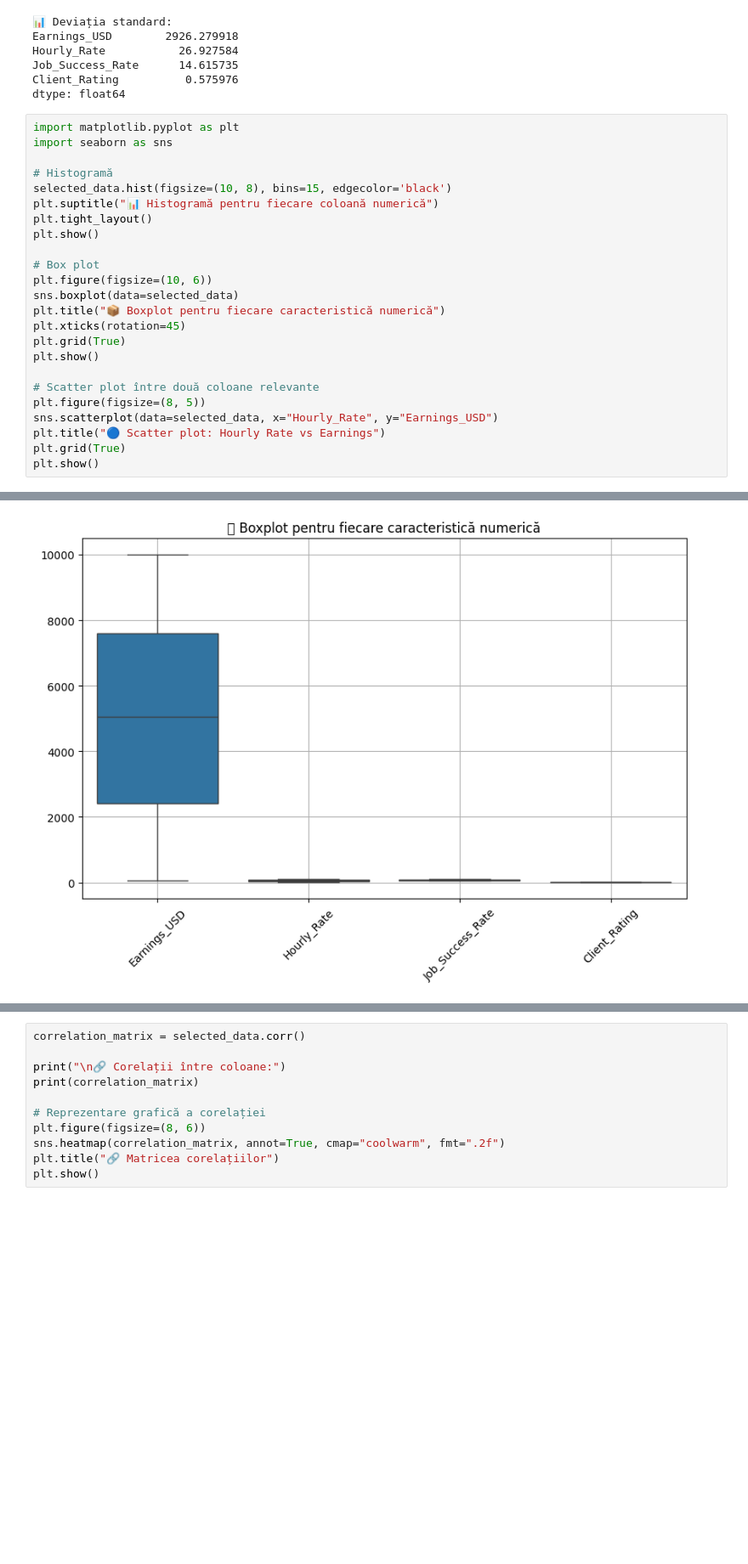
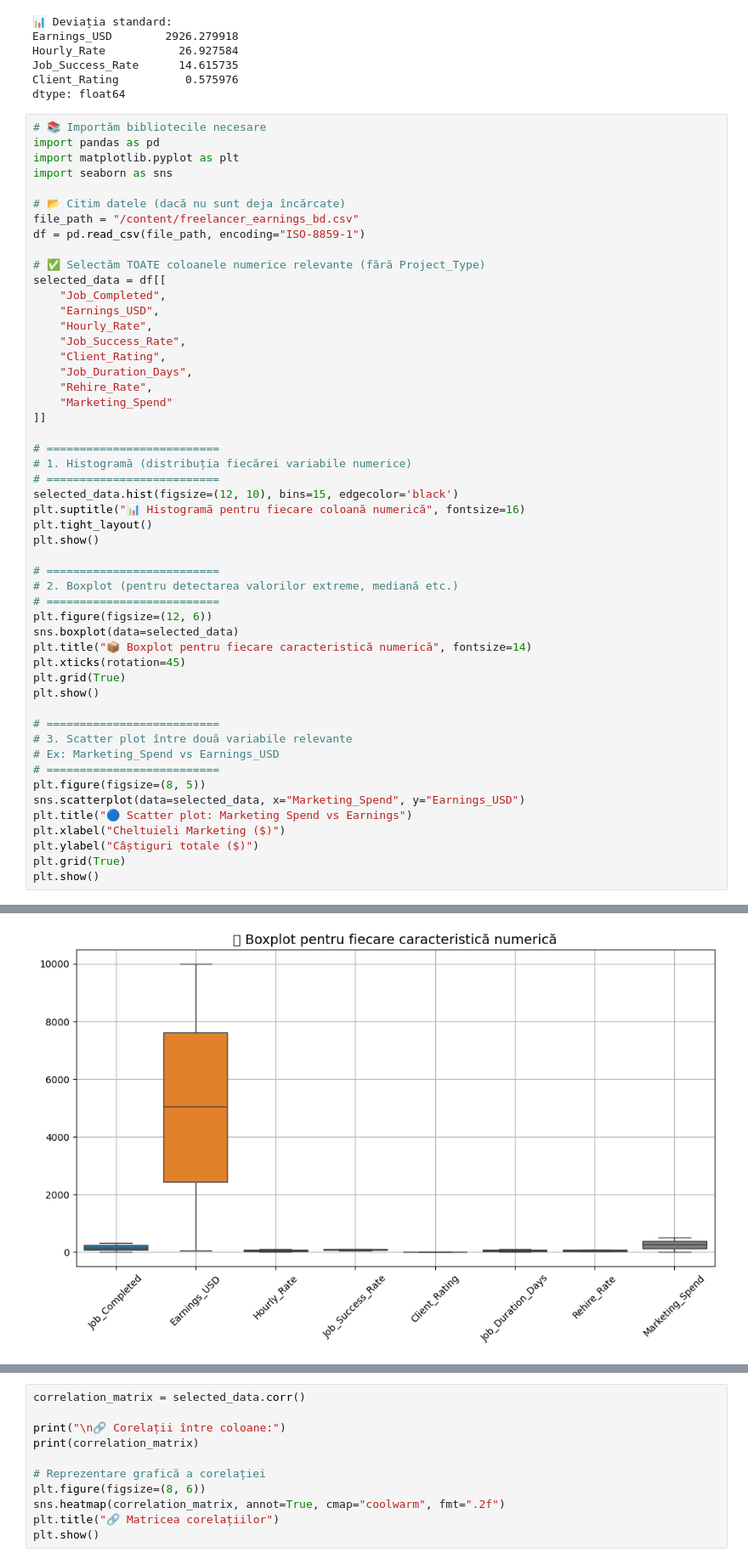
Before and after one commit to nicolaeee/IA---Google-Colab, a Jupyter notebook: IA.ipynb, the cells around one changed output, grey strips where cells are left out. Shown: that part at 85% size. Cells and saved outputs as stored; diff of their text form; blank space fills up the shorter version.

Commit message:
Full project on AI

```diff
--- a/IA.ipynb
+++ b/IA.ipynb
@@ -106,27 +137,54 @@ Job_Success_Rate      14.615735
 Client_Rating          0.575976
 dtype: float64
 # %%
+# 📚 Importăm bibliotecile necesare
+import pandas as pd
 import matplotlib.pyplot as plt
 import seaborn as sns
 
-# Histogramă
-selected_data.hist(figsize=(10, 8), bins=15, edgecolor='black')
-plt.suptitle("📊 Histogramă pentru fiecare coloană numerică")
+# 📂 Citim datele (dacă nu sunt deja încărcate)
+file_path = "/content/freelancer_earnings_bd.csv"
+df = pd.read_csv(file_path, encoding="ISO-8859-1")
+
+# ✅ Selectăm TOATE coloanele numerice relevante (fără Project_Type)
+selected_data = df[[
+    "Job_Completed",
+    "Earnings_USD",
+    "Hourly_Rate",
+    "Job_Success_Rate",
+    "Client_Rating",
+    "Job_Duration_Days",
+    "Rehire_Rate",
+    "Marketing_Spend"
+]]
+
+# ==========================
+# 1. Histogramă (distribuția fiecărei variabile numerice)
+# ==========================
+selected_data.hist(figsize=(12, 10), bins=15, edgecolor='black')
+plt.suptitle("📊 Histogramă pentru fiecare coloană numerică", fontsize=16)
 plt.tight_layout()
 plt.show()
 
-# Box plot
-plt.figure(figsize=(10, 6))
+# ==========================
+# 2. Boxplot (pentru detectarea valorilor extreme, mediană etc.)
+# ==========================
+plt.figure(figsize=(12, 6))
 sns.boxplot(data=selected_data)
-plt.title("📦 Boxplot pentru fiecare caracteristică numerică")
+plt.title("📦 Boxplot pentru fiecare caracteristică numerică", fontsize=14)
 plt.xticks(rotation=45)
 plt.grid(True)
 plt.show()
 
-# Scatter plot între două coloane relevante
+# ==========================
+# 3. Scatter plot între două variabile relevante
+# Ex: Marketing_Spend vs Earnings_USD
+# ==========================
 plt.figure(figsize=(8, 5))
-sns.scatterplot(data=selected_data, x="Hourly_Rate", y="Earnings_USD")
-plt.title("🔵 Scatter plot: Hourly Rate vs Earnings")
+sns.scatterplot(data=selected_data, x="Marketing_Spend", y="Earnings_USD")
+plt.title("🔵 Scatter plot: Marketing Spend vs Earnings")
+plt.xlabel("Cheltuieli Marketing ($)")
+plt.ylabel("Câștiguri totale ($)")
 plt.grid(True)
 plt.show()
 # %% [output]
@@ -134 +192 @@ plt.show()
-[figure, old version]
+[figure, new version]
```
Also changed, not shown: parts of 17 cells of this notebook.
